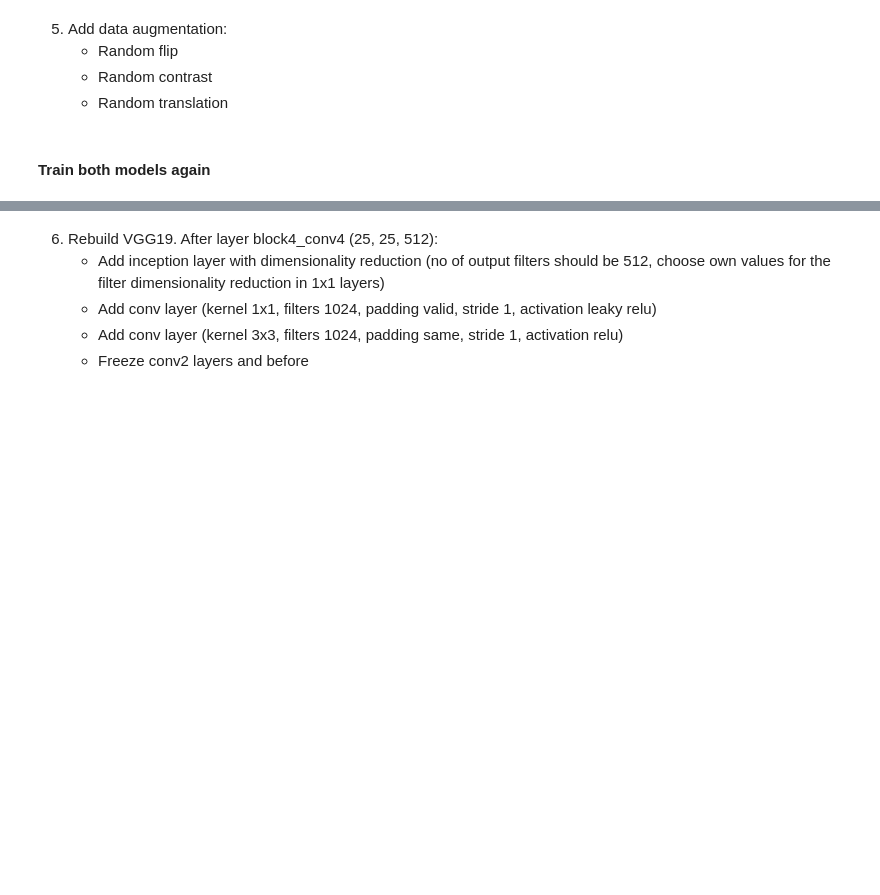
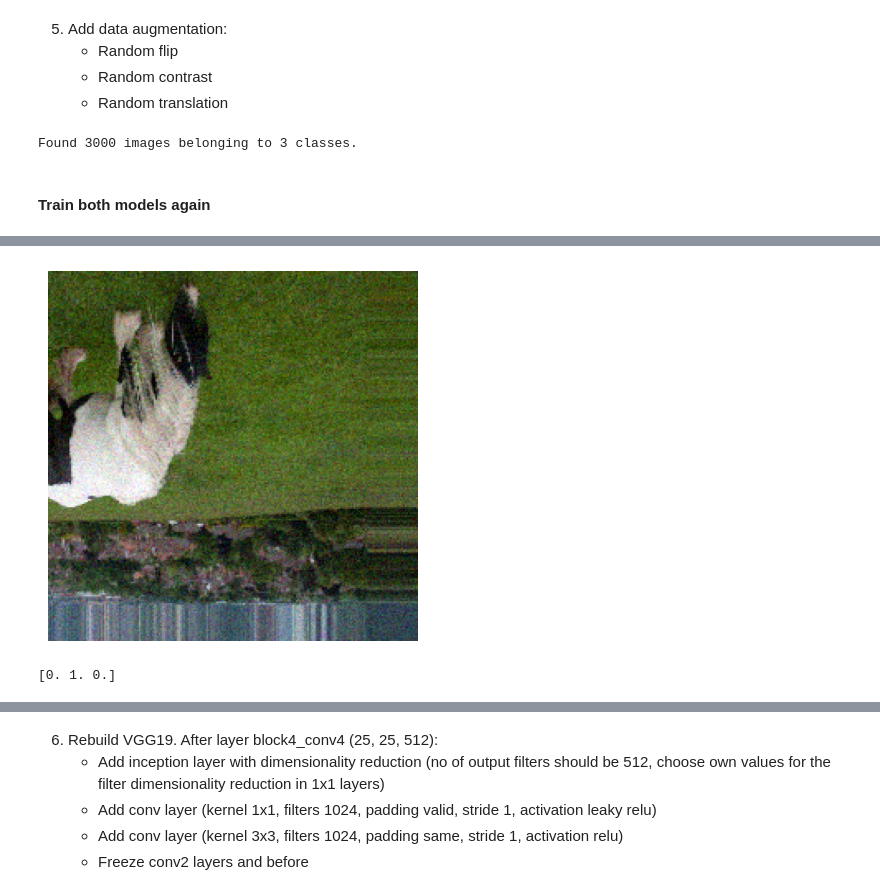
Before and after one commit to ai22m006/Computer_Vision, a Jupyter notebook: main.ipynb, the cells around one changed output, grey strips where cells are left out. Saved outputs shown, nothing was run; the diff lists cells and outputs as text; code cells hidden in the pictures; blank space fills up the shorter version.

```diff
--- a/main.ipynb
+++ b/main.ipynb
@@ -257,33 +232,21 @@ def custom_preprocessing(image):
 # %%
-# Define parameters for the loader
-batch_size = 10
-img_height = 224
-img_width = 224
-
-# Load the training data
-train_datagen = ImageDataGenerator(
-        rescale=1. / 255,
-        validation_split=0.3,
-        horizontal_flip=True,  # Apply random flip
-        vertical_flip=True,  # Apply random flip
-        width_shift_range=0.2,  # Apply random translation
-        height_shift_range=0.2,  # Apply random translation
-        preprocessing_function=custom_preprocessing # Apply random contrast
+train_datagen = ImageDataGenerator(rescale = 1./255,
+    validation_split=0.3,
+    horizontal_flip=True,  # Apply random flip
+    vertical_flip=True,  # Apply random flip
+    width_shift_range=0.2,
+    height_shift_range=0.2,
+    zoom_range=0.2,
+    preprocessing_function=add_noise,
 )
 
-train_generator = train_datagen.flow_from_directory(
-    base_dir,
-    target_size=(img_height, img_width),
-    batch_size=batch_size,
-    class_mode='categorical',
-    subset='training')  # set as training data
+train_datagen = ImageDataGenerator(rescale = 1./255, validation_split=0.3)
 
-# Load the validation data
-validation_generator = train_datagen.flow_from_directory(
-    base_dir,
-    target_size=(img_height, img_width),
-    batch_size=batch_size,
-    class_mode='categorical',
-    subset='validation')  # set as validation data
+#Through flow_from_directory - we create an array of images that can be used for training.
+training_set = train_datagen.flow_from_directory(base_dir+"/train", target_size = (224, 224), batch_size = 32, class_mode = 'categorical')
+
+test_set = train_datagen.flow_from_directory(base_dir+"/test", target_size = (224, 224), batch_size = 32, class_mode = 'categorical')
+# %% [output]
+Found 3000 images belonging to 3 classes.
 # %% [markdown]
 #### Train both models again
@@ -335,0 +253,16 @@ trained_model.save("trained_model_augmentated_data.h5")
+# %%
+# Get the first batch of images and labels from the training set
+images, labels = next(training_set)
+
+# Retrieve the first image and its label
+image = images[1]
+label = labels[1]
+
+# Display the first image
+plt.imshow(image)
+plt.axis('off')
+plt.show()
+
+# Print the label
+print(label)
+# %% [output]
@@ -335,0 +270,2 @@ trained_model.save("trained_model_augmentated_data.h5")
+[figure, added]
+[0. 1. 0.]
```
Also changed, not shown: parts of 29 cells of this notebook.
